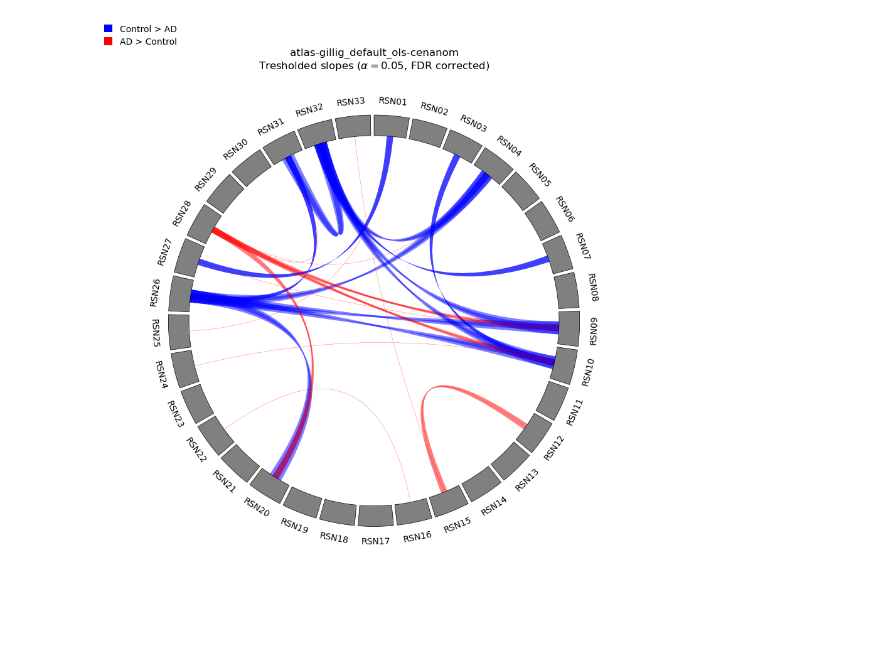
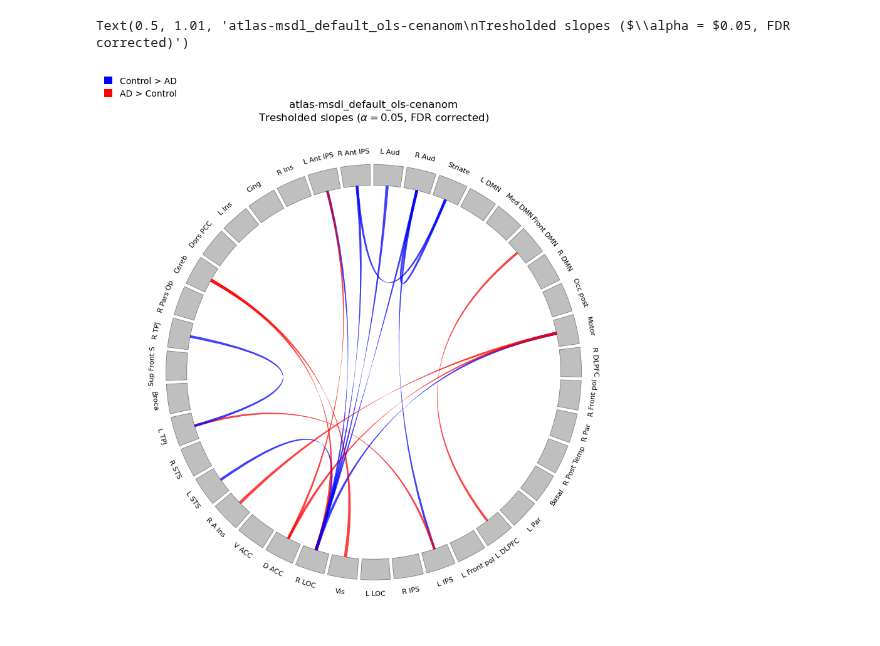
Before and after one commit to jonathan-legrand/bold-dementia, a Jupyter notebook: notebooks/create_graph.ipynb, the cells around one changed output. Cells and saved outputs as stored; diff of their text form; code cells hidden in the pictures; blank space fills up the shorter version.

Commit message:
Refactor plotting with common functions

```diff
--- a/notebooks/create_graph.ipynb
+++ b/notebooks/create_graph.ipynb
@@ -16,8 +16,8 @@ from bold_dementia.connectivity import (
 )
 from bold_dementia.utils.iterables import unique
 
-ATLAS = "gillig"
-SOFT = False
+ATLAS = "msdl"
+SOFT = True
 ALPHA = config["alpha"]
 atlas = Atlas.from_name(ATLAS, soft=SOFT)
 # %%
@@ -118,0 +93,6 @@ for source, row in matrix_df.iterrows():
+# %%
+from bold_dementia.visualisation.chord_plot import make_links, create_chord
+labels = atlas.labels_
+matrix_df = pd.DataFrame(thresholded_t, index=labels, columns=labels)
+
+links = make_links(matrix_df)
@@ -119,37 +117,17 @@ for source, row in matrix_df.iterrows():
 # %%
-from pycirclize import Circos
+from bold_dementia.visualisation.chord_plot import create_chord
 import matplotlib.patches as mpatches
-
-networks = matrix_df.columns.to_list()
-sectors = {n: 10 for n in networks}
-circos = Circos(sectors, space=1)
-
-cmap="gray",
-link_cmap=links,
-ticks_kws={"label_size": 2},
-r_lim=(90, 100)
-# TODO Name to color
-for sector in circos.sectors:
-    # Plot label, outer track axis & xticks
-    sector.text(sector.name)
-    outer_track = sector.add_track(r_lim)
-    color = "gray"
-    outer_track.axis(fc=color)
-
-
-# Plot links
-for link in links:
-    circos.link(*link[:2], color=link[2])
 
 blue_patch = mpatches.Patch(color='blue', label='Control > AD')
 red_patch = mpatches.Patch(color='red', label='AD > Control')
 
-fig = circos.plotfig()
+networks = matrix_df.columns.to_list()
+fig = create_chord(networks, links, size=8)
 fig.legend(handles=[blue_patch, red_patch])
 fig.suptitle(
     f"{expname}\nTresholded slopes ($\\alpha = ${ALPHA}, FDR corrected)",
     y=1.01
 )
-fig.show()
 # %% [output]
+Text(0.5, 1.01, 'atlas-msdl_default_ols-cenanom\nTresholded slopes ($\\alpha = $0.05, FDR corrected)')
-[figure, old version]
+[figure, new version]
```
Also changed, not shown: parts of 7 cells of this notebook, 3 other files.
